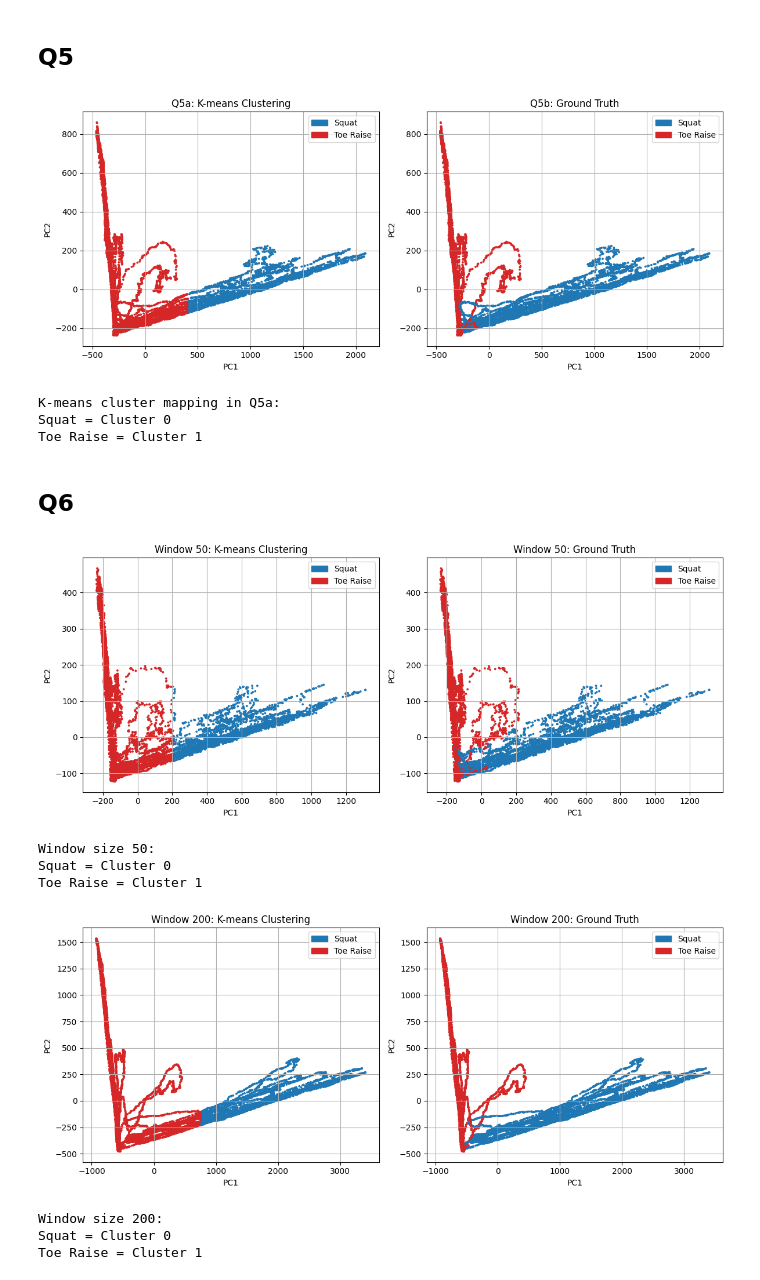
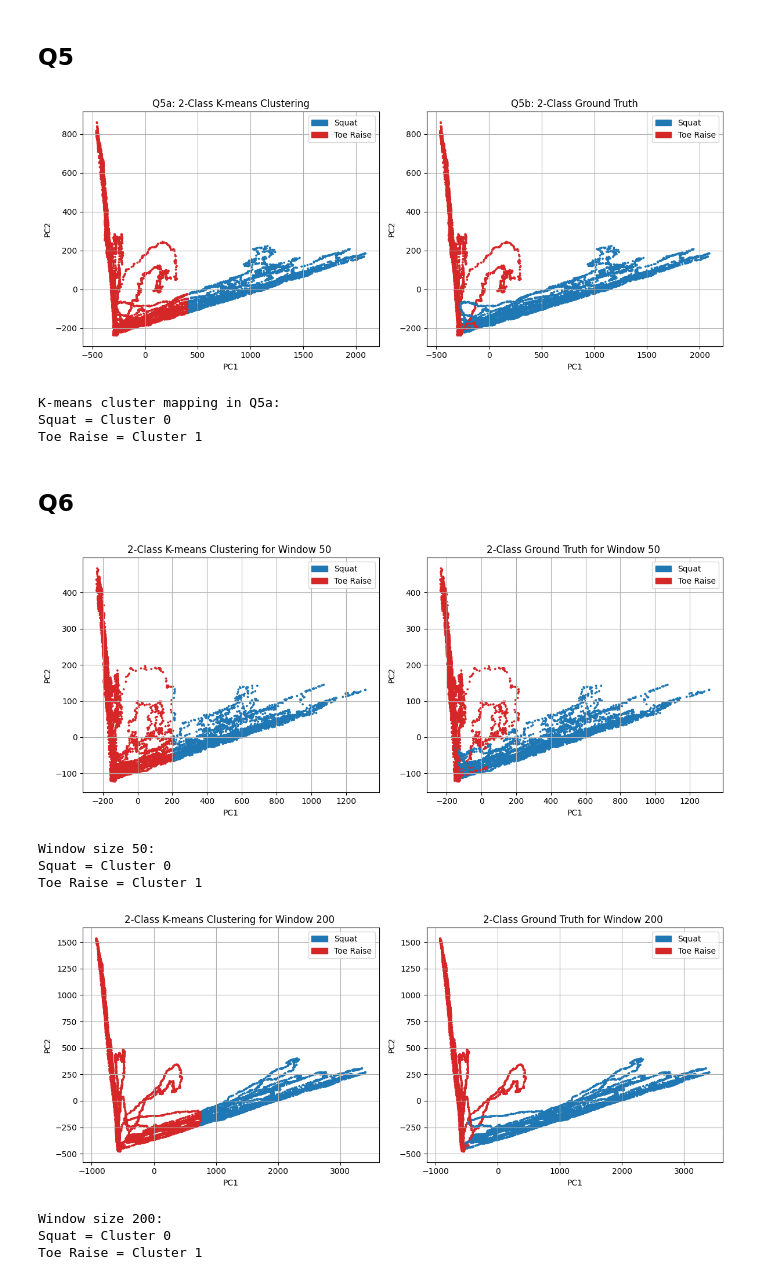
Before and after one commit to groggero/Wearables_Laboratories, a Jupyter notebook: LAB_2/data_movement/movement_lab2.ipynb, the cells around one changed output. Saved outputs shown, nothing was run; the diff lists cells and outputs as text; code cells hidden in the pictures.

```diff
--- a/LAB_2/data_movement/movement_lab2.ipynb
+++ b/LAB_2/data_movement/movement_lab2.ipynb
@@ -797,8 +797,8 @@ explained variance ratio (sklearn): [0.839 0.161]
 # %% [markdown]
 ## Q5
 # %%
+from matplotlib.patches import Patch
 from sklearn.cluster import KMeans
-from matplotlib.patches import Patch
 
 # Combine training and test data
 features_2cl_all = np.vstack([features_2cl, features_2cl_test])
@@ -816,11 +816,11 @@ fig, ax = plt.subplots(1, 2, figsize=(12, 5))
 
 cluster_colors = np.where(cluster_labels == squat_cluster, "tab:blue", "tab:red")
 ax[0].scatter(score_all[:, 0], score_all[:, 1], c=cluster_colors, s=3)
-ax[0].set_title("Q5a: K-means Clustering")
+ax[0].set_title("Q5a: 2-Class K-means Clustering")
 
 truth_colors = np.where(labels_2cl_all == 1, "tab:blue", "tab:red")
 ax[1].scatter(score_all[:, 0], score_all[:, 1], c=truth_colors, s=3)
-ax[1].set_title("Q5b: Ground Truth")
+ax[1].set_title("Q5b: 2-Class Ground Truth")
 
 for axis in ax:
     axis.set_xlabel("PC1")
@@ -839,7 +839,7 @@ print("K-means cluster mapping in Q5a:")
 print("Squat = Cluster", squat_cluster)
 print("Toe Raise = Cluster", 1 - squat_cluster)
 # %% [output]
-[figure, old version]
+[figure, new version]
 K-means cluster mapping in Q5a:
 Squat = Cluster 0
 Toe Raise = Cluster 1
@@ -868,6 +868,7 @@ for window_size in [50, 200]:
         train_labels.append(y_train)
         test_labels.append(y_test)
 
+    # Same as Q5
     # Combine training and test data
     features_all = np.vstack(train_features + test_features)
     labels_all = np.hstack(train_labels + test_labels)
@@ -882,40 +883,40 @@ for window_size in [50, 200]:
     scores = np.vstack([score_train, score_test])
 
     squat_cluster = np.bincount(clusters[labels_all == 1]).argmax()
 
     cluster_colors = np.where(clusters == squat_cluster, "tab:blue", "tab:red")
     truth_colors = np.where(labels_all == 1, "tab:blue", "tab:red")
 
     # Plot K-means and ground truth
     fig, ax = plt.subplots(1, 2, figsize=(12, 5))
 
     ax[0].scatter(scores[:, 0], scores[:, 1], c=cluster_colors, s=3)
-    ax[0].set_title(f"Window {window_size}: K-means Clustering")
+    ax[0].set_title( f"2-Class K-means Clustering for Window {window_size} ")
 
     ax[1].scatter(scores[:, 0], scores[:, 1], c=truth_colors, s=3)
-    ax[1].set_title(f"Window {window_size}: Ground Truth")
+    ax[1].set_title(f"2-Class Ground Truth for Window {window_size} ")
 
     for axis in ax:
         axis.set_xlabel("PC1")
         axis.set_ylabel("PC2")
         axis.grid(True)
         axis.legend(handles=[
             Patch(color="tab:blue", label="Squat"),
             Patch(color="tab:red", label="Toe Raise")
         ])
 
     plt.tight_layout()
     plt.show()
 
     print(f"Window size {window_size}:")
     print("Squat = Cluster", squat_cluster)
     print("Toe Raise = Cluster", 1 - squat_cluster)
 # %% [output]
-[figure, old version]
+[figure, new version]
 Window size 50:
 Squat = Cluster 0
 Toe Raise = Cluster 1
-[figure, old version]
+[figure, new version]
 Window size 200:
 Squat = Cluster 0
 Toe Raise = Cluster 1
```
